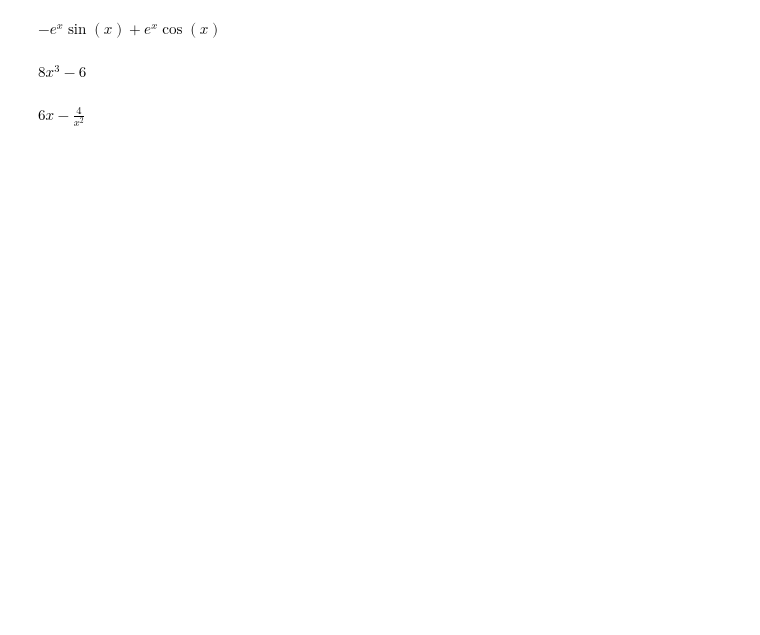
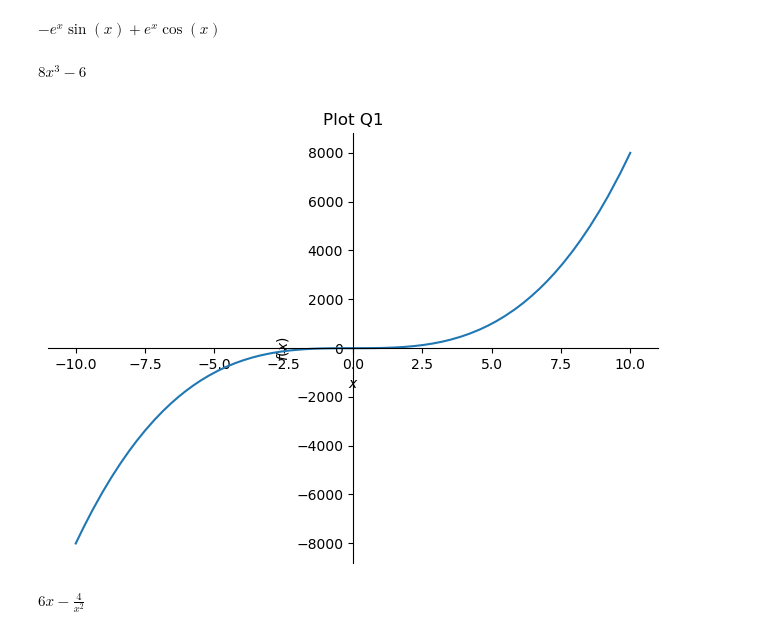
Before and after one commit to paulmcquad/Calculus, a Jupyter notebook: Chapters/4-Differentiation/Sympy - Differentiation.ipynb, the cells around one changed output. Drawn from its saved outputs; the diff is of its cells as text; code cells hidden in the pictures; blank space fills up the shorter version.

Commit message:
Sympy - Differentiation
Added Plots

Signed-off-by: Paul McQuade <paulmcquad@gmail.com>

```diff
--- a/Chapters/4-Differentiation/Sympy - Differentiation.ipynb
+++ b/Chapters/4-Differentiation/Sympy - Differentiation.ipynb
@@ -12,9 +12,16 @@ derivative_f
 $\displaystyle - e^{x} \sin{\left(x \right)} + e^{x} \cos{\left(x \right)}$
 # %%
 f = 2*x**4-6*x+1 # Q1
-derivative_f = f.diff(x)
-derivative_f
+derivative_Q1 = f.diff(x)
+derivative_Q1
 # %% [output]
 $\displaystyle 8 x^{3} - 6$
+# %%
+from sympy import symbols
+from sympy.plotting import plot
+
+p1 = plot(derivative_Q1, title="Plot Q1")
+# %% [output]
+[figure, added]
 # %%
 f = 3*x**2+((x/4)**-1)-2 #Q2
```
Also changed, not shown: parts of 11 cells of this notebook.
